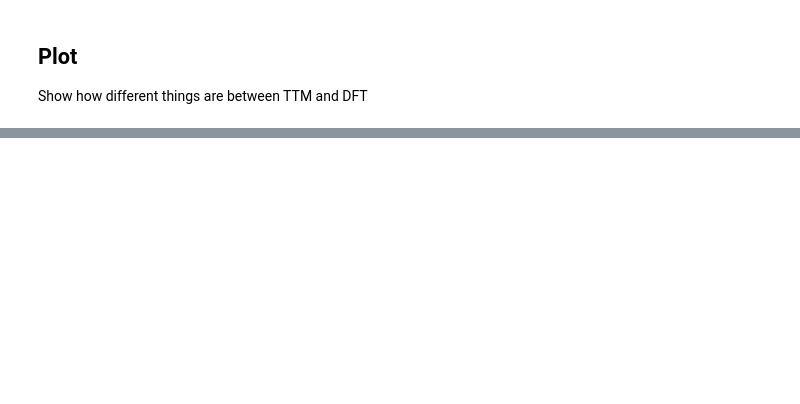
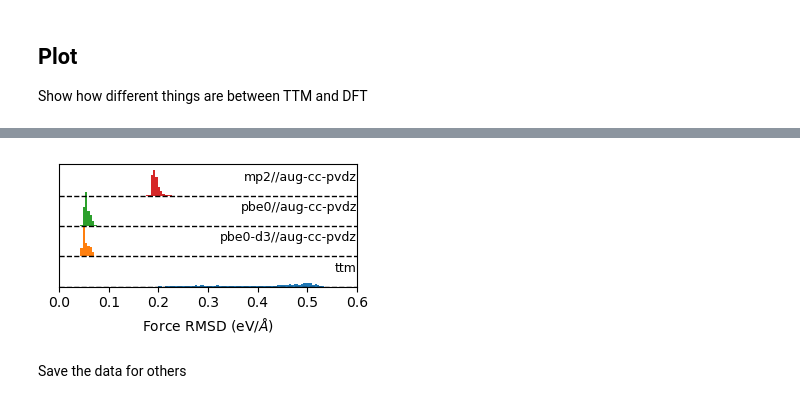
Before and after one commit to exalearn/fast-finetuned-forcefields, a Jupyter notebook: notebooks/hydronet/1_initial-database/compare-methods.ipynb, the cells around one changed output, grey strips where cells are left out. Drawn from its saved outputs; the diff is of its cells as text; code cells hidden in the pictures; blank space fills up the shorter version.

Commit message:
Finish the MP2//AVTZ initial set

```diff
--- a/notebooks/hydronet/1_initial-database/compare-methods.ipynb
+++ b/notebooks/hydronet/1_initial-database/compare-methods.ipynb
@@ -183,2 +180,24 @@ Save the data for others
+# %%
+fig, ax = plt.subplots(figsize=(3.5, 2.))
+
+not_avtz = [n for n in names if 'mp2//aug-cc-pvtz' not in n]
+bins = np.linspace(0, 0.6, 128)
+offset = 75
+ax.set_xlim(0, 0.6)
+for i, name in enumerate(not_avtz):
+    col = f'force_{name}'
+    force_rmsd = [np.linalg.norm(np.subtract(x, y), axis=1).mean() for x, y in zip(data[col], data['force_mp2//aug-cc-pvtz'])]
+    ax.hist(force_rmsd, bins=bins, bottom=i * offset, label=name, density=True)
+    ax.plot(ax.get_xlim(), [offset * i] * 2, 'k--', lw=1)
+    ax.text(0.6, (i + 0.5) * offset, name, ha='right', fontsize=9)
+
+ax.set_yticks([])
+ax.set_xlabel('Force RMSD (eV/$\\AA$)')
+fig.tight_layout()
+fig.savefig('figures/comparison-to-mp2-avtz-force.png', dpi=320)
+# %% [output]
+[figure, added]
+# %% [markdown]
+Save the data for others
 # %%
 data.to_csv('comparison-water-clusters.csv')
```
Also changed, not shown: parts of 12 cells of this notebook, 1 other file.
